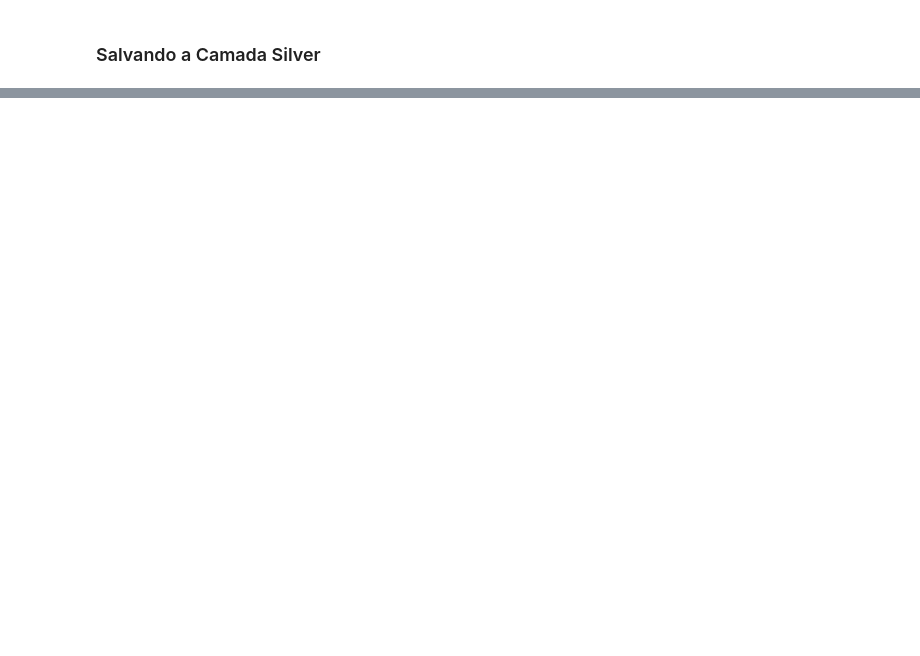
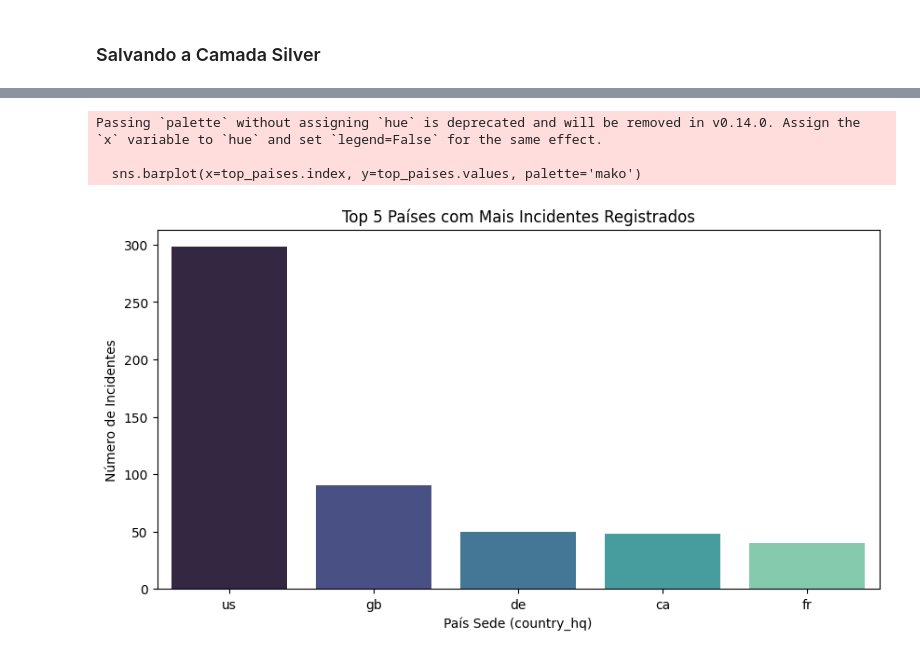
Before and after one commit to RodrigoMrqs/DataCience-BronzeAndSilver, a Jupyter notebook: notebook (1).ipynb, the cells around one changed output, grey strips where cells are left out. Cells and saved outputs as stored; diff of their text form; code cells hidden in the pictures; blank space fills up the shorter version.

```diff
--- a/notebook (1).ipynb
+++ b/notebook (1).ipynb
@@ -281,0 +324,17 @@ print(f"Tamanho do arquivo: {Path('data/silver/silver.parquet').stat().st_size}
+# %%
+plt.figure(figsize=(10, 5))
+
+top_paises = df_silver['country_hq'].value_counts().head(5)
+
+sns.barplot(x=top_paises.index, y=top_paises.values, palette='mako')
+
+plt.title('Top 5 Países com Mais Incidentes Registrados')
+plt.xlabel('País Sede (country_hq)')
+plt.ylabel('Número de Incidentes')
+
+plt.show()
+# %% [output]
+Passing `palette` without assigning `hue` is deprecated and will be removed in v0.14.0. Assign the `x` variable to `hue` and set `legend=False` for the same effect.
+
+  sns.barplot(x=top_paises.index, y=top_paises.values, palette='mako')
+[figure, added]
```
Also changed, not shown: parts of 7 cells of this notebook, 2 other files.
